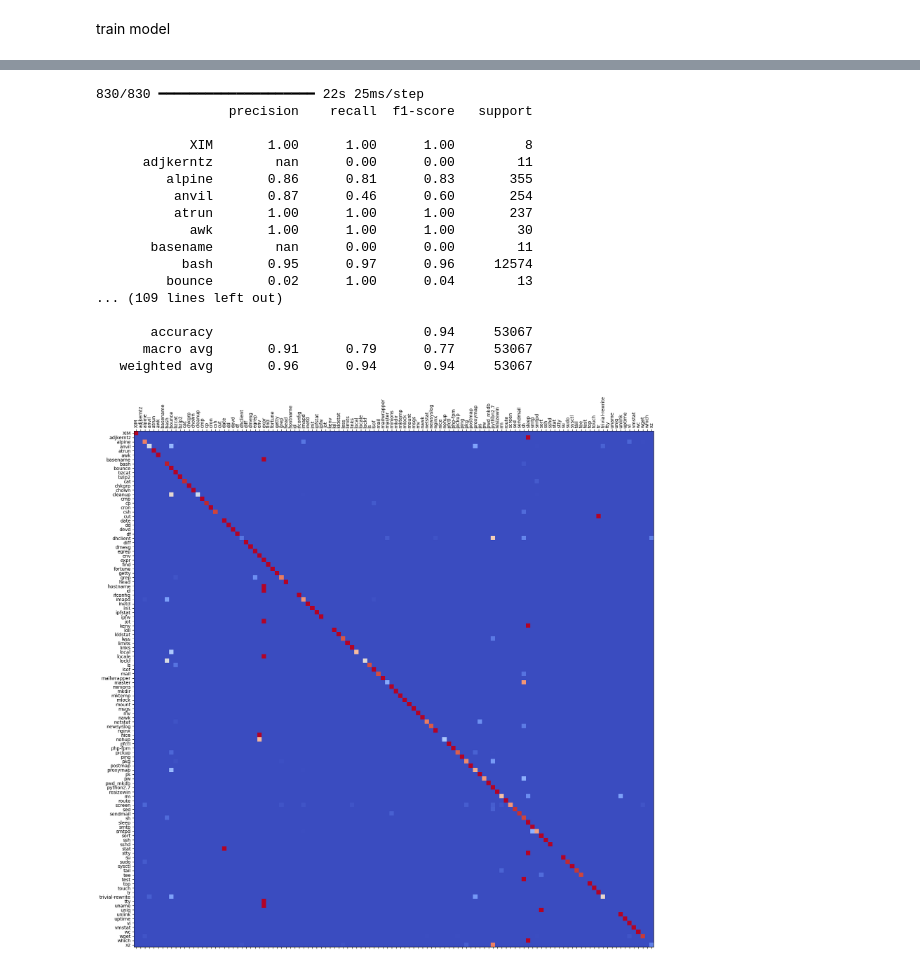
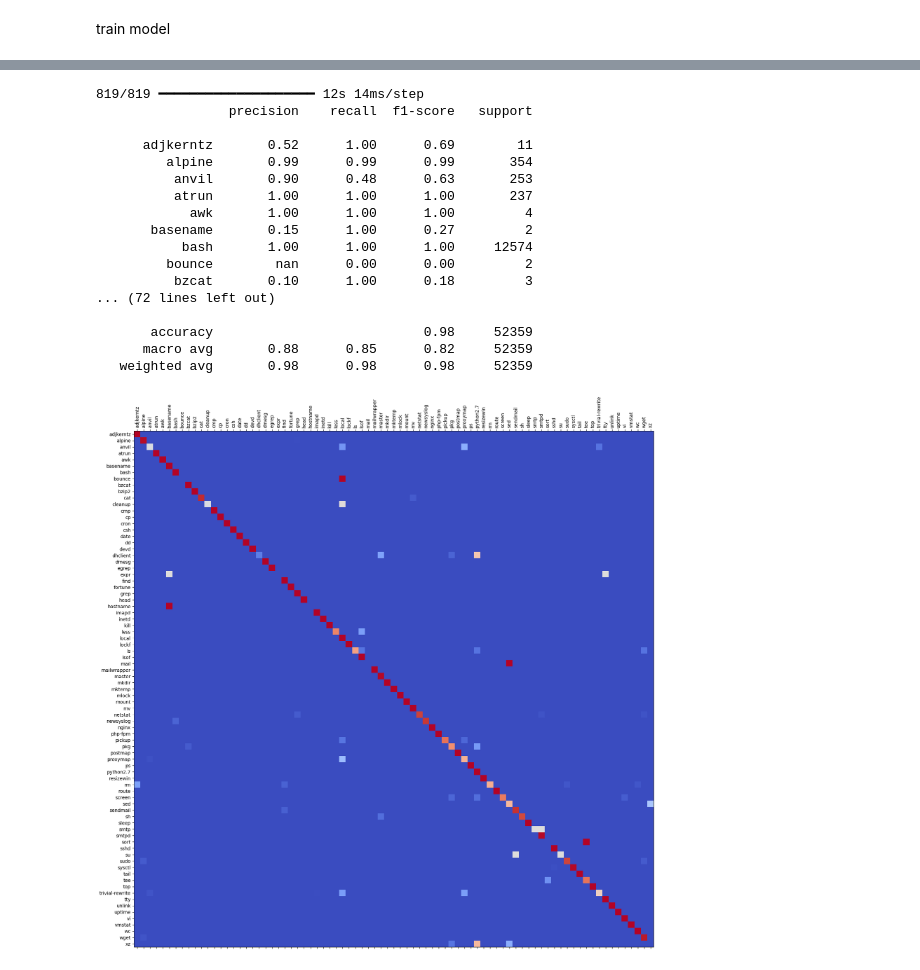
Before and after one commit to JannikRosendahl/bachelor_thesis_models, a Jupyter notebook: rnn.ipynb, the cells around one changed output, grey strips where cells are left out. Cells and saved outputs as stored; diff of their text form; code cells hidden in the pictures.

```diff
--- a/rnn.ipynb
+++ b/rnn.ipynb
@@ -251,12 +422,7 @@ class Generator(tf.keras.utils.Sequence):
         return X_batch_fixed, y_batch
 
     def _pad_or_truncate(self, sequence, length):
-        if len(sequence) < length:
-            # Pad sequence with zeros to the fixed length
-            return np.pad(sequence, ((0, length - len(sequence)), (0, 0)), mode='constant', constant_values=0)
-        else:
-            # Truncate sequence to the fixed length
-            return sequence[:length]
+        return np.pad(sequence, ((0, length - len(sequence)), (0, 0)), mode='constant', constant_values=0)
 
     def on_epoch_end(self):
         pass
@@ -291,7 +457,7 @@ Model: "sequential"
 # %%
 early_stop = EarlyStopping(
     monitor='val_loss',
-    patience=7,
+    patience=5,
     verbose=1,
     mode='auto'
 )
@@ -325,7 +491,7 @@ model.compile(optimizer=optimizer, loss='categorical_focal_crossentropy', metric
 train model
 # %%
 # load old model
-# model = load_model(model_path)
+model = load_model(model_path)
 # %%
 history = model.fit(
     x=Generator(X_train, y_train, 96, max_sequence_length),
@@ -403,46 +566,48 @@ y_pred = model.predict(x=Generator(X_test, y_test, 64, max_sequence_length))
 y_pred = np.argmax(y_pred, axis=1)
 y_true = np.argmax(y_test, axis=1)
 
+distinct_labels = [ label_mapping_reverse[i] for i in range(labels_cardinality) ]
+
 print(classification_report(y_true, y_pred, target_names=distinct_labels, zero_division=np.nan))
 # %% [output]
-830/830 ━━━━━━━━━━━━━━━━━━━━ 22s 25ms/step
+819/819 ━━━━━━━━━━━━━━━━━━━━ 12s 14ms/step
                  precision    recall  f1-score   support
 
-            XIM       1.00      1.00      1.00         8
-      adjkerntz        nan      0.00      0.00        11
-         alpine       0.86      0.81      0.83       355
-          anvil       0.87      0.46      0.60       254
+      adjkerntz       0.52      1.00      0.69        11
+         alpine       0.99      0.99      0.99       354
+          anvil       0.90      0.48      0.63       253
           atrun       1.00      1.00      1.00       237
-            awk       1.00      1.00      1.00        30
-       basename        nan      0.00      0.00        11
-           bash       0.95      0.97      0.96     12574
-         bounce       0.02      1.00      0.04        13
-... (109 lines left out)
+            awk       1.00      1.00      1.00         4
+       basename       0.15      1.00      0.27         2
+           bash       1.00      1.00      1.00     12574
+         bounce        nan      0.00      0.00         2
+          bzcat       0.10      1.00      0.18         3
+... (72 lines left out)
 
-       accuracy                           0.94     53067
-      macro avg       0.91      0.79      0.77     53067
-   weighted avg       0.96      0.94      0.94     53067
+       accuracy                           0.98     52359
+      macro avg       0.88      0.85      0.82     52359
+   weighted avg       0.98      0.98      0.98     52359
 # %%
 # print confusion matrix
 # labels explicitly set, because current model may not predict all labels
-cm = confusion_matrix(y_true, y_pred, labels=range(no_labels))
+cm = confusion_matrix(y_true, y_pred, labels=range(labels_cardinality))
 
 # transform to percentage
 cm = cm / cm.sum(axis=1)[:, np.newaxis]
 
 # replace all NaN values with 0
 cm = np.nan_to_num(cm)
 
 fig, ax = plt.subplots(figsize=(20, 20))
 
 ax.matshow(cm, cmap='coolwarm', aspect='auto')
 
 # Set class names on axes
 ax.set_xticks(range(len(distinct_labels)))
 ax.set_yticks(range(len(distinct_labels)))
 ax.set_xticklabels(distinct_labels, rotation=90)
 ax.set_yticklabels(distinct_labels)
 
 plt.show()
 # %% [output]
-[figure, old version]
+[figure, new version]
```
Also changed, not shown: parts of 17 cells of this notebook, 3 other files.
